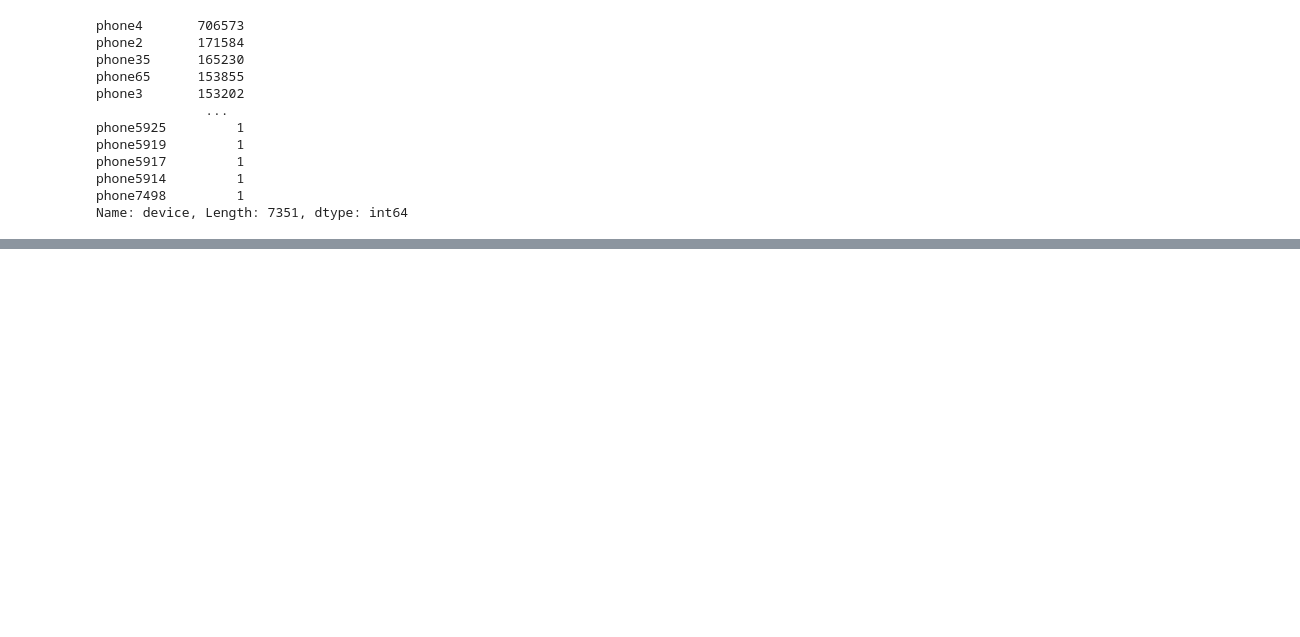
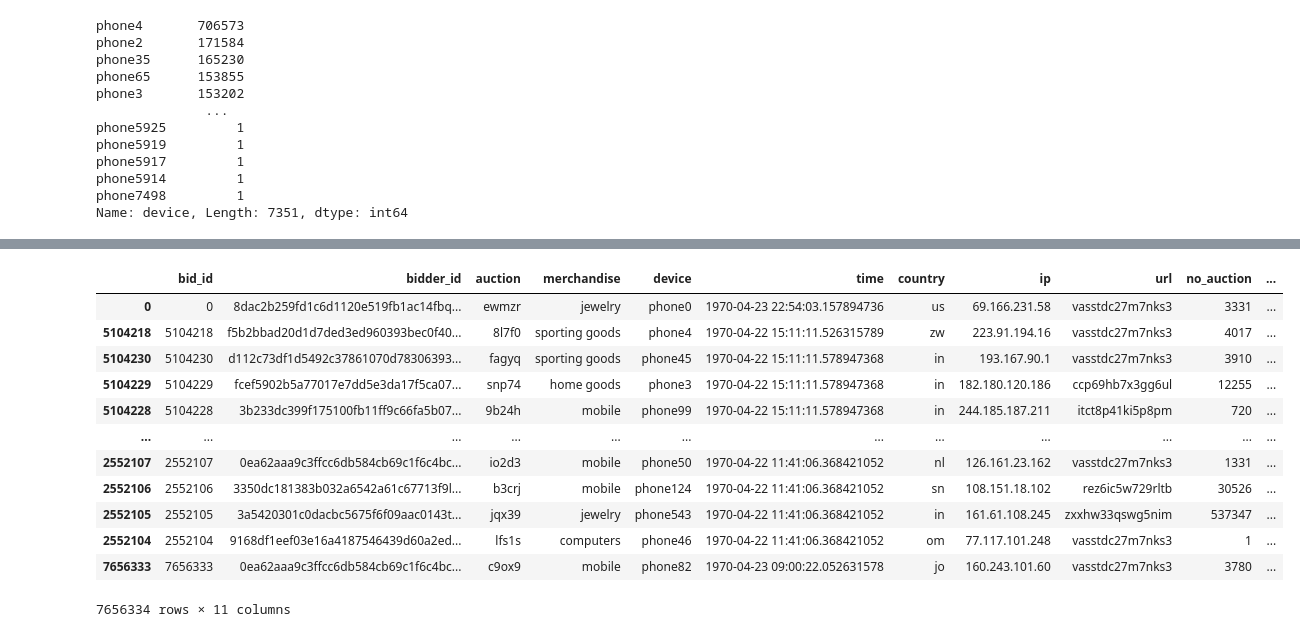
Before and after one commit to Marwan-Takrouri/Human-or-Robot-Facebook-Kaggle, a Jupyter notebook: Explore_the_data.ipynb, the cells around one changed output, grey strips where cells are left out. Saved outputs shown, nothing was run; the diff lists cells and outputs as text; code cells hidden in the pictures; blank space fills up the shorter version.

```diff
--- a/Explore_the_data.ipynb
+++ b/Explore_the_data.ipynb
@@ -295,0 +327,3 @@ The bidders who never bid are all human
+# %%
+bids_df["no_auction"] = bids_df.groupby("auction")["bidder_id"].transform("count")
+bids_df.head()
@@ -295,0 +337,7 @@ The bidders who never bid are all human
+# %%
+# How Long Does an Auction Last?
+last_time = bids_df.groupby("auction")["time"].max()
+first_time = bids_df.groupby("auction")["time"].min()
+# %%
+bids_df["auction_duration"] = pd.Timedelta(last_time[1] - first_time[1])
+bids_df.head()
@@ -295,0 +351,16 @@ The bidders who never bid are all human
+# %%
+bids_df.sort_values(["auction_duration"], ascending=False)
+# %% [output]
+|  | bid_id | bidder_id | auction | merchandise | device | time | country | ip | url | no_auction | ... |
+| 0 | 0 | 8dac2b259fd1c6d1120e519fb1ac14fbq... | ewmzr | jewelry | phone0 | 1970-04-23 22:54:03.157894736 | us | 69.166.231.58 | vasstdc27m7nks3 | 3331 | ... |
+| 5104218 | 5104218 | f5b2bbad20d1d7ded3ed960393bec0f40... | 8l7f0 | sporting goods | phone4 | 1970-04-22 15:11:11.526315789 | zw | 223.91.194.16 | vasstdc27m7nks3 | 4017 | ... |
+| 5104230 | 5104230 | d112c73df1d5492c37861070d78306393... | fagyq | sporting goods | phone45 | 1970-04-22 15:11:11.578947368 | in | 193.167.90.1 | vasstdc27m7nks3 | 3910 | ... |
+| 5104229 | 5104229 | fcef5902b5a77017e7dd5e3da17f5ca07... | snp74 | home goods | phone3 | 1970-04-22 15:11:11.578947368 | in | 182.180.120.186 | ccp69hb7x3gg6ul | 12255 | ... |
+| 5104228 | 5104228 | 3b233dc399f175100fb11ff9c66fa5b07... | 9b24h | mobile | phone99 | 1970-04-22 15:11:11.578947368 | in | 244.185.187.211 | itct8p41ki5p8pm | 720 | ... |
+| ... | ... | ... | ... | ... | ... | ... | ... | ... | ... | ... | ... |
+| 2552107 | 2552107 | 0ea62aaa9c3ffcc6db584cb69c1f6c4bc... | io2d3 | mobile | phone50 | 1970-04-22 11:41:06.368421052 | nl | 126.161.23.162 | vasstdc27m7nks3 | 1331 | ... |
+| 2552106 | 2552106 | 3350dc181383b032a6542a61c67713f9l... | b3crj | mobile | phone124 | 1970-04-22 11:41:06.368421052 | sn | 108.151.18.102 | rez6ic5w729rltb | 30526 | ... |
+| 2552105 | 2552105 | 3a5420301c0dacbc5675f6f09aac0143t... | jqx39 | jewelry | phone543 | 1970-04-22 11:41:06.368421052 | in | 161.61.108.245 | zxxhw33qswg5nim | 537347 | ... |
+| 2552104 | 2552104 | 9168df1eef03e16a4187546439d60a2ed... | lfs1s | computers | phone46 | 1970-04-22 11:41:06.368421052 | om | 77.117.101.248 | vasstdc27m7nks3 | 1 | ... |
+| 7656333 | 7656333 | 0ea62aaa9c3ffcc6db584cb69c1f6c4bc... | c9ox9 | mobile | phone82 | 1970-04-23 09:00:22.052631578 | jo | 160.243.101.60 | vasstdc27m7nks3 | 3780 | ... |
+7656334 rows × 11 columns
```
Also changed, not shown: parts of 30 cells of this notebook.
